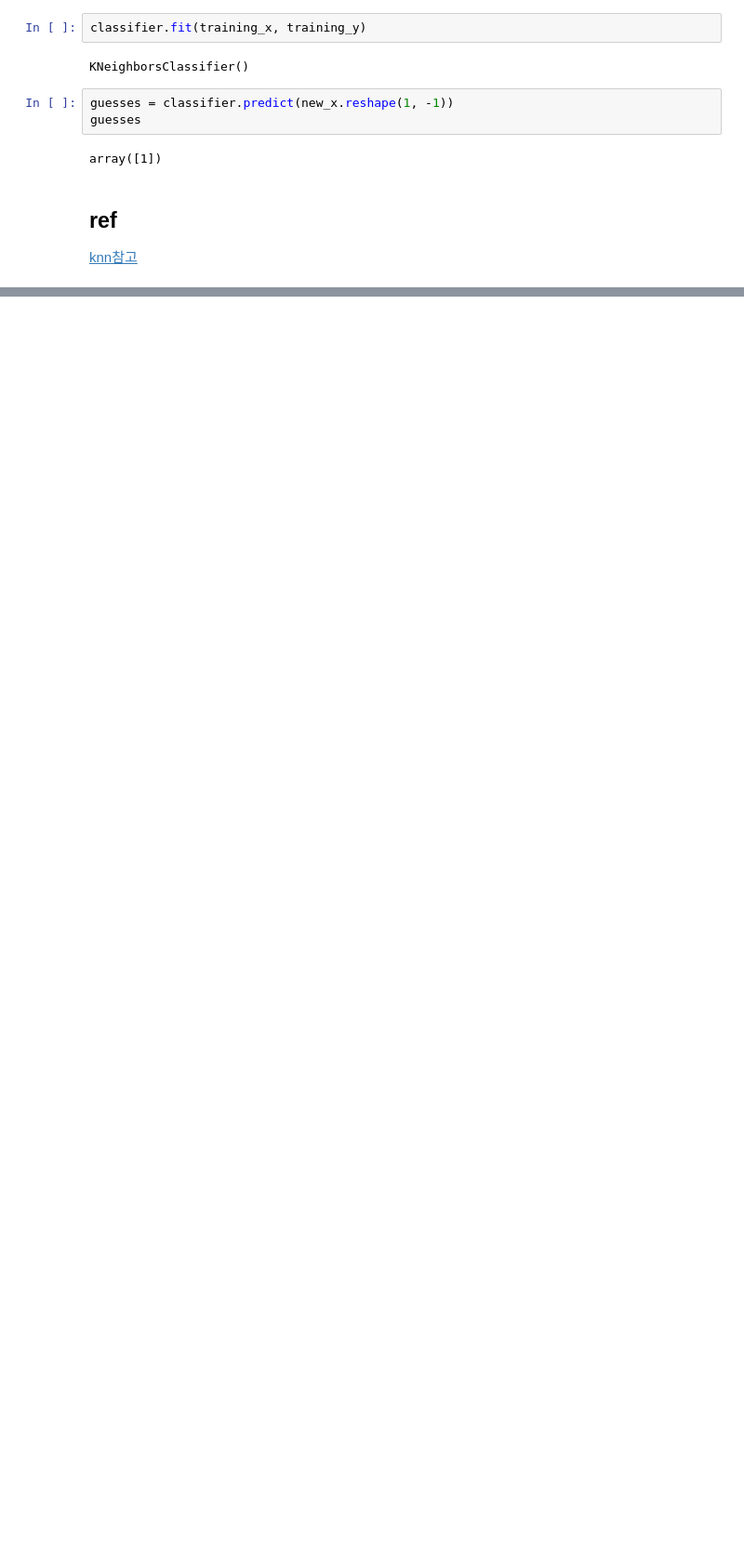
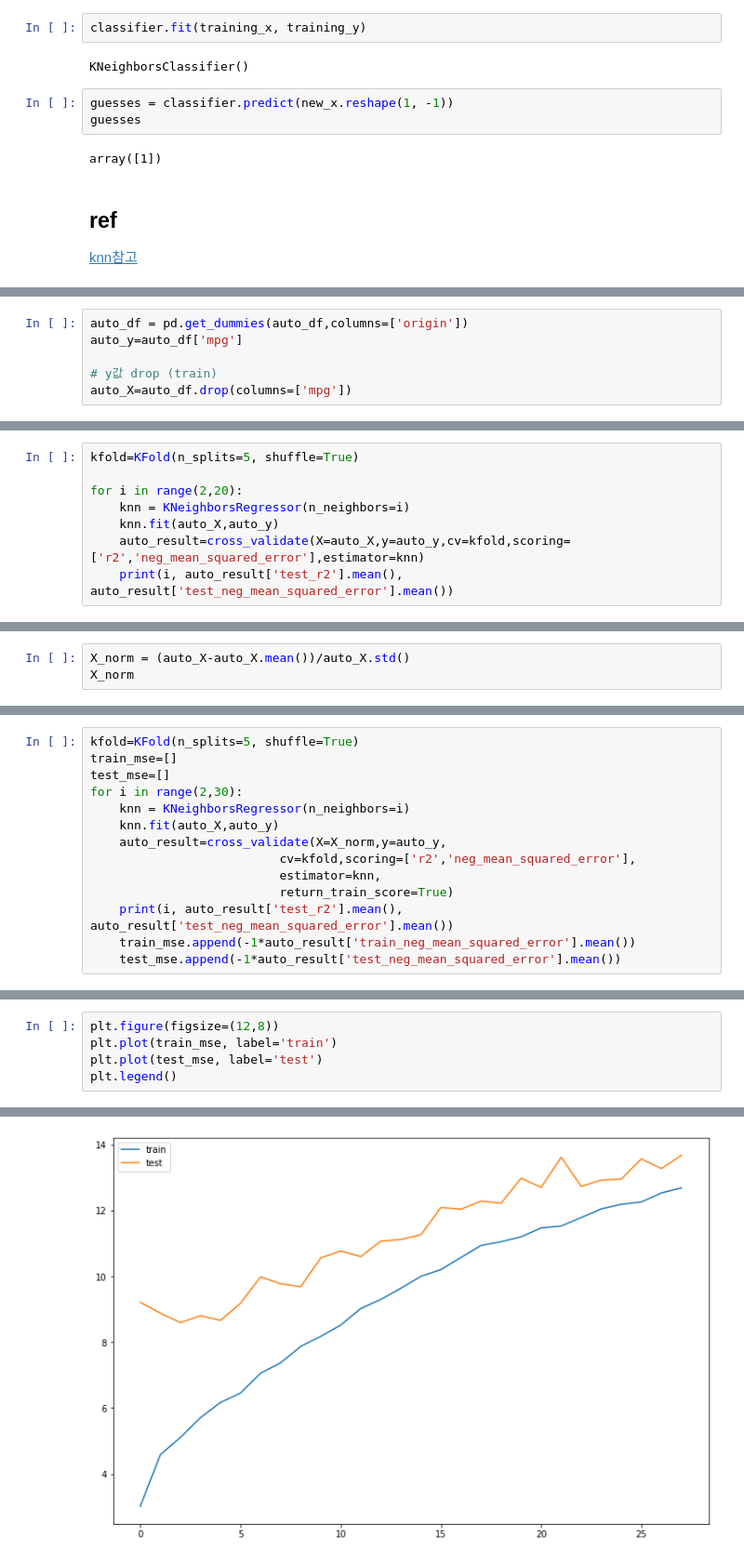
Before and after one commit to jsw6872/DataScience-ML-Spring, a Jupyter notebook: data_science-spring/실습/knn.ipynb, the cells around one changed output, grey strips where cells are left out. Shown at 93% size. Drawn from its saved outputs; the diff is of its cells as text; blank space fills up the shorter version.

```diff
--- a/data_science-spring/실습/knn.ipynb
+++ b/data_science-spring/실습/knn.ipynb
@@ -203,0 +223,6 @@ array([1])
+# %%
+auto_df = pd.get_dummies(auto_df,columns=['origin'])
+auto_y=auto_df['mpg']
+
+# y값 drop (train)
+auto_X=auto_df.drop(columns=['mpg'])
@@ -203,0 +234,8 @@ array([1])
+# %%
+kfold=KFold(n_splits=5, shuffle=True)
+
+for i in range(2,20):
+    knn = KNeighborsRegressor(n_neighbors=i)
+    knn.fit(auto_X,auto_y)
+    auto_result=cross_validate(X=auto_X,y=auto_y,cv=kfold,scoring=['r2','neg_mean_squared_error'],estimator=knn)
+    print(i, auto_result['test_r2'].mean(), auto_result['test_neg_mean_squared_error'].mean())
@@ -203,0 +263,3 @@ array([1])
+# %%
+X_norm = (auto_X-auto_X.mean())/auto_X.std()
+X_norm
@@ -203,0 +280,14 @@ array([1])
+# %%
+kfold=KFold(n_splits=5, shuffle=True)
+train_mse=[]
+test_mse=[]
+for i in range(2,30):
+    knn = KNeighborsRegressor(n_neighbors=i)
+    knn.fit(auto_X,auto_y)
+    auto_result=cross_validate(X=X_norm,y=auto_y,
+                          cv=kfold,scoring=['r2','neg_mean_squared_error'],
+                          estimator=knn,
+                          return_train_score=True)
+    print(i, auto_result['test_r2'].mean(), auto_result['test_neg_mean_squared_error'].mean())
+    train_mse.append(-1*auto_result['train_neg_mean_squared_error'].mean())
+    test_mse.append(-1*auto_result['test_neg_mean_squared_error'].mean())
@@ -203,0 +314,6 @@ array([1])
+# %%
+plt.figure(figsize=(12,8))
+plt.plot(train_mse, label='train')
+plt.plot(test_mse, label='test')
+plt.legend()
+# %% [output]
@@ -203,0 +321 @@ array([1])
+[figure, added]
```
Also changed, not shown: parts of 13 cells of this notebook.
